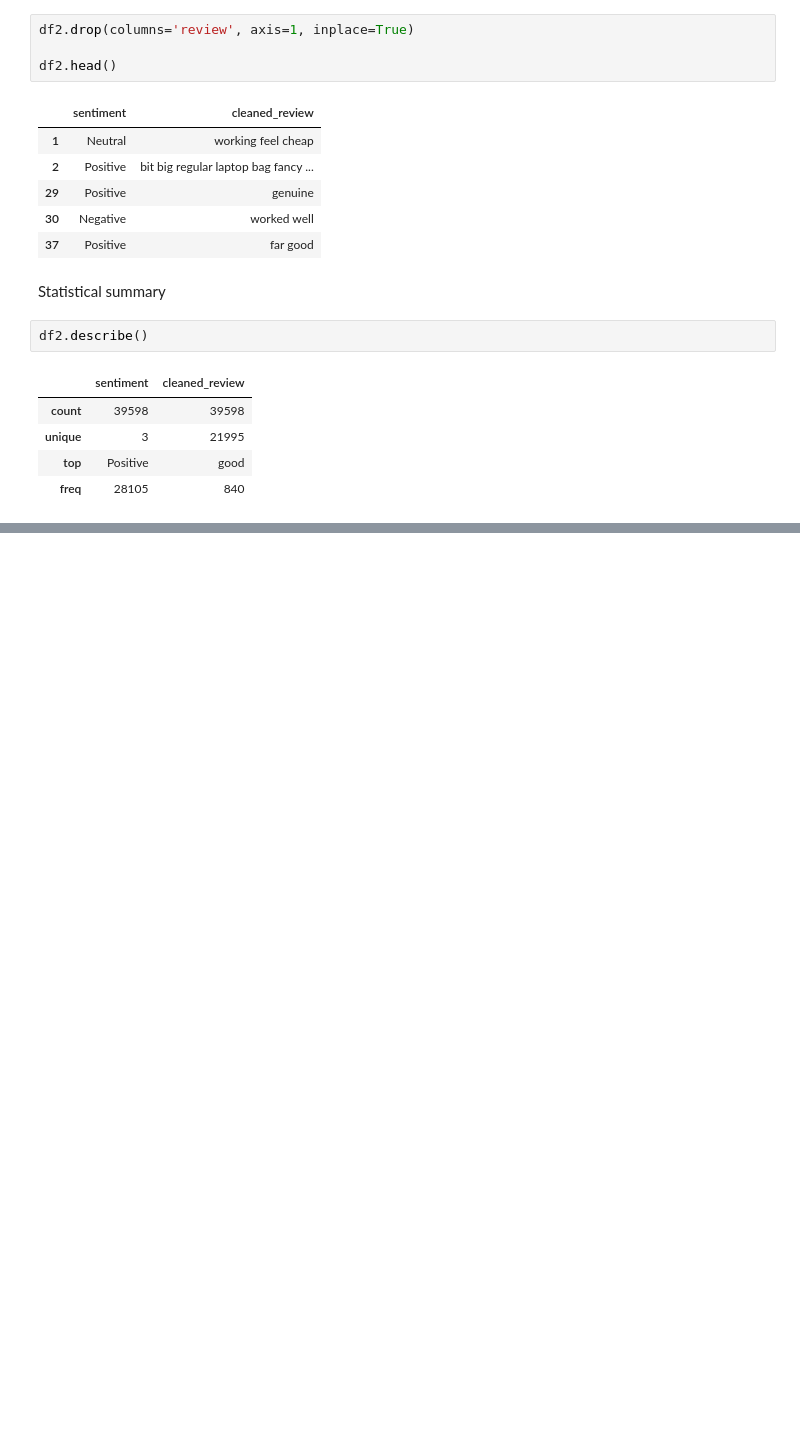
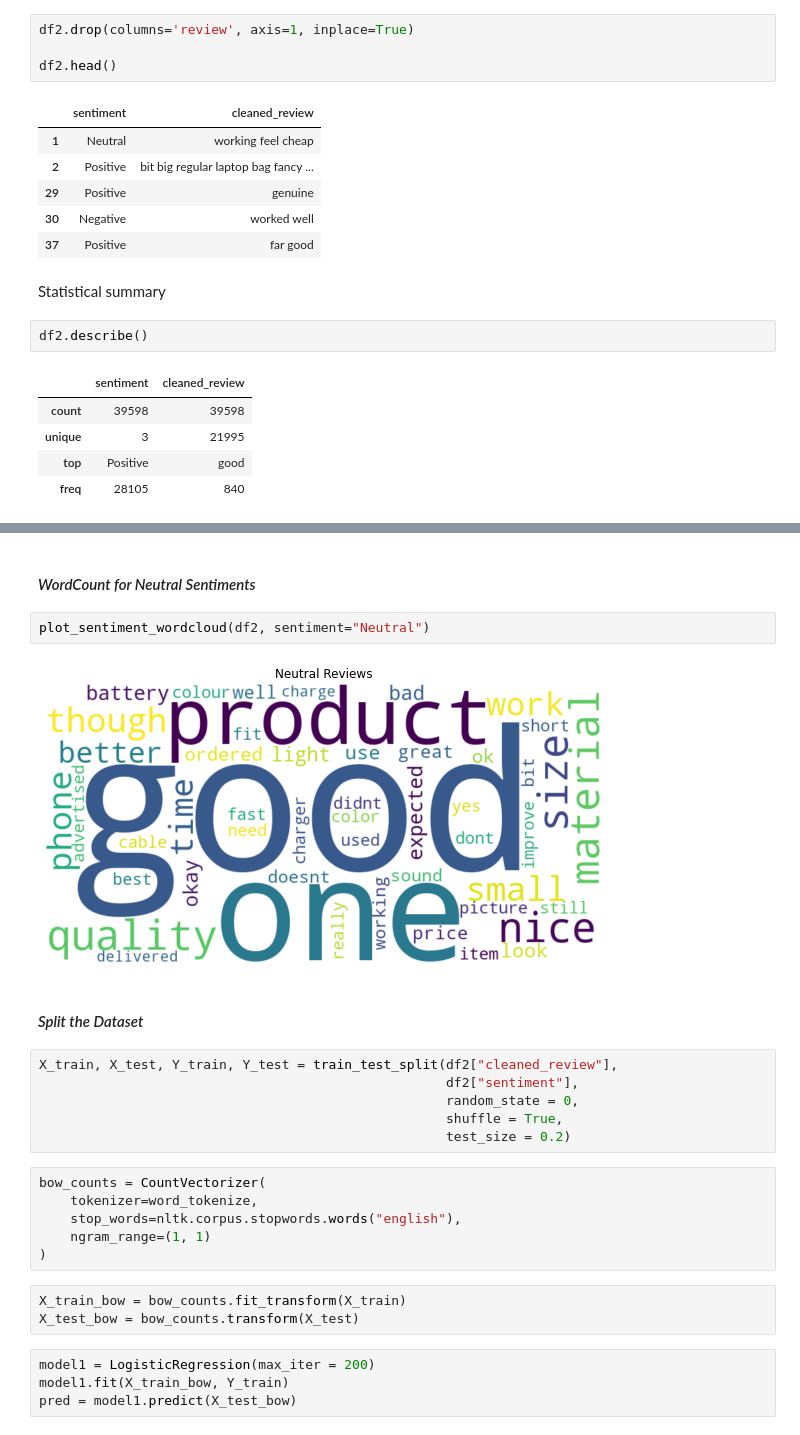
Before and after one commit to joakimTI/JUMIA-PRODUCTS-RECOMMENDATION-AND-PRODUCT-REVIEW-SYSTEM, a Jupyter notebook: index.ipynb, the cells around one changed output, grey strips where cells are left out. Saved outputs shown, nothing was run; the diff lists cells and outputs as text; blank space fills up the shorter version.

```diff
--- a/index.ipynb
+++ b/index.ipynb
@@ -910,0 +943,27 @@ df2.describe()
+# %% [markdown]
+#### *WordCount for Neutral Sentiments*
+# %%
+plot_sentiment_wordcloud(df2, sentiment="Neutral")
+# %% [output]
+[figure, added]
+# %% [markdown]
+#### *Split the Dataset*
+# %%
+X_train, X_test, Y_train, Y_test = train_test_split(df2["cleaned_review"],
+                                                    df2["sentiment"],
+                                                    random_state = 0,
+                                                    shuffle = True,
+                                                    test_size = 0.2)
+# %%
+bow_counts = CountVectorizer(
+    tokenizer=word_tokenize,
+    stop_words=nltk.corpus.stopwords.words("english"),
+    ngram_range=(1, 1)
+)
+# %%
+X_train_bow = bow_counts.fit_transform(X_train)
+X_test_bow = bow_counts.transform(X_test)
+# %%
+model1 = LogisticRegression(max_iter = 200)
+model1.fit(X_train_bow, Y_train)
+pred = model1.predict(X_test_bow)
```
Also changed, not shown: parts of 28 cells of this notebook.
